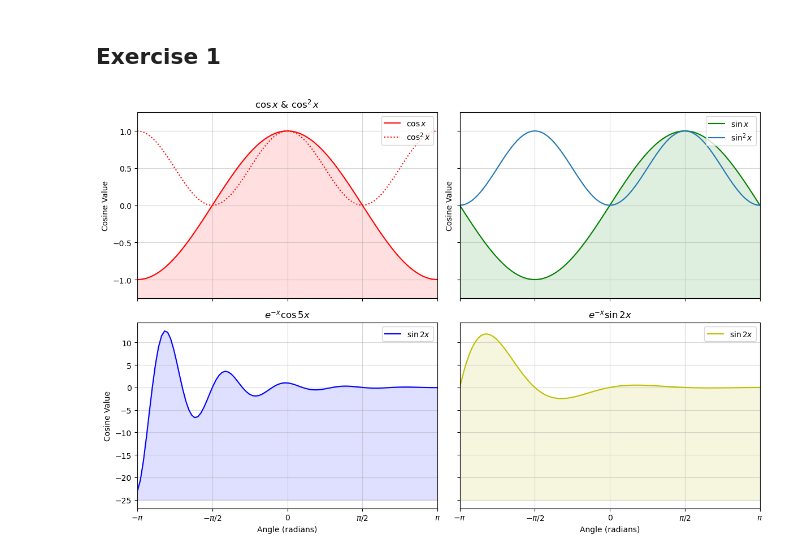
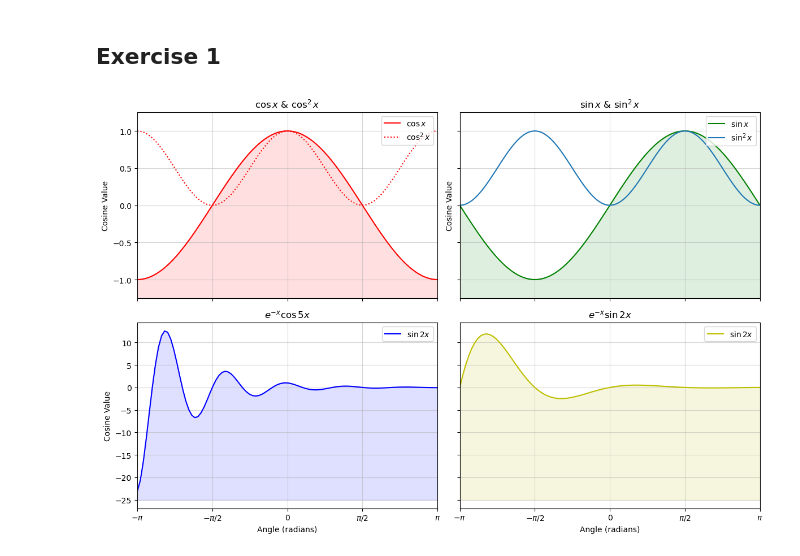
Before and after one commit to SPS-SP2273/learning-portfolio-wooxueqidawn-prog, a Jupyter notebook: 7.2_plotting__exercises/plotting_(good)_exercises.ipynb, the cells around one changed output. Drawn from its saved outputs; the diff is of its cells as text; code cells hidden in the pictures.

Commit message:
ready for review plotting exercise good

```diff
--- a/7.2_plotting__exercises/plotting_(good)_exercises.ipynb
+++ b/7.2_plotting__exercises/plotting_(good)_exercises.ipynb
@@ -31,6 +31,7 @@ axes[0, 0].set_xlim(-np.pi,np.pi)
 
 #------- Subplot 2 -------#
 axes[0, 1].plot(x, sin_x, color='g', label='$\sin x$')
+axes[0, 1].set_title('$\sin x$ & $\sin^2x$')
 axes[0, 1].fill_between(x, sin_x, -2 , color='g', alpha=.125)
 axes[0, 1].plot(x, sin_x**2, label='$\sin^2 x$')
 axes[0, 1].set_ylabel('Cosine Value')
@@ -40,31 +41,31 @@ axes[0, 1].set_xlim(-np.pi,np.pi)
 
 
 #------- Subplot 3 -------#
 axes[1, 0].plot(x, fun1_x, color='b', label='$\sin2x$')
 axes[1, 0].fill_between(x, fun1_x, -25, color='b', alpha=.125)
 axes[1, 0].set_title('$e^{-x}\cos 5x$')
 axes[1, 0].set_xlabel('Angle (radians)')
 axes[1, 0].set_ylabel('Cosine Value')
 axes[1, 0].set_xticks([-np.pi, -np.pi / 2, 0, np.pi / 2, np.pi])
 axes[1, 0].set_xticklabels(['$-\pi$', '$-\pi/2$', '0', '$\pi/2$', '$\pi$'])
 axes[1, 0].legend(loc = 'upper right')
 
 #------- Subplot 4 -------#
 axes[1, 1].plot(x, fun2_x, color='y', label='$\sin 2x$')
 axes[1, 1].set_title('$e^{-x}\sin 2x$')
 axes[1, 1].fill_between(x, fun2_x, -25, color='y', alpha=.125)
 axes[1, 1].set_xticks([-np.pi, -np.pi / 2, 0, np.pi / 2, np.pi])
 axes[1, 1].set_xticklabels(['$-\pi$', '$-\pi/2$', '0', '$\pi/2$', '$\pi$'])
 axes[1, 1].set_xlabel('Angle (radians)')
 axes[1, 1].legend(loc = 'upper right')
 
 
 # 'flatten', 'opens' the 2D array into a simple 1D array
 for a in axes.flatten():
     a.grid(alpha=.5)
     a.grid
 plt.tight_layout()
 plt.savefig('testing')
 plt.show(block=False)
 # %% [output]
-[figure, old version]
+[figure, new version]
```
Also changed, not shown: 1 other file.
